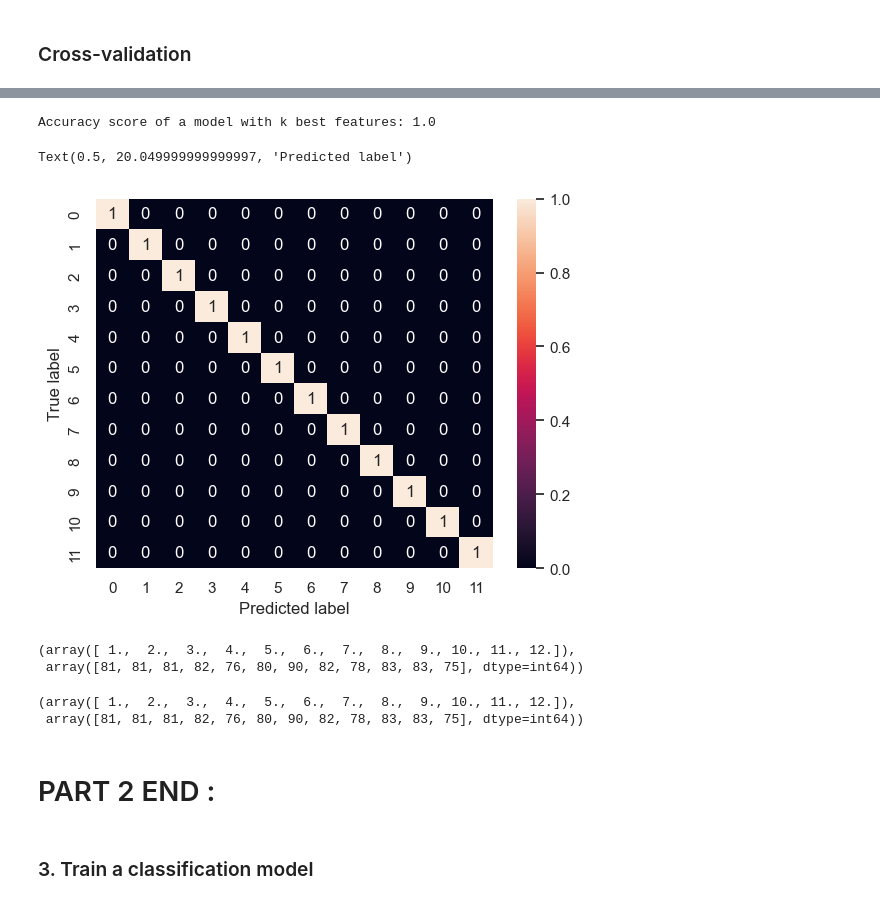
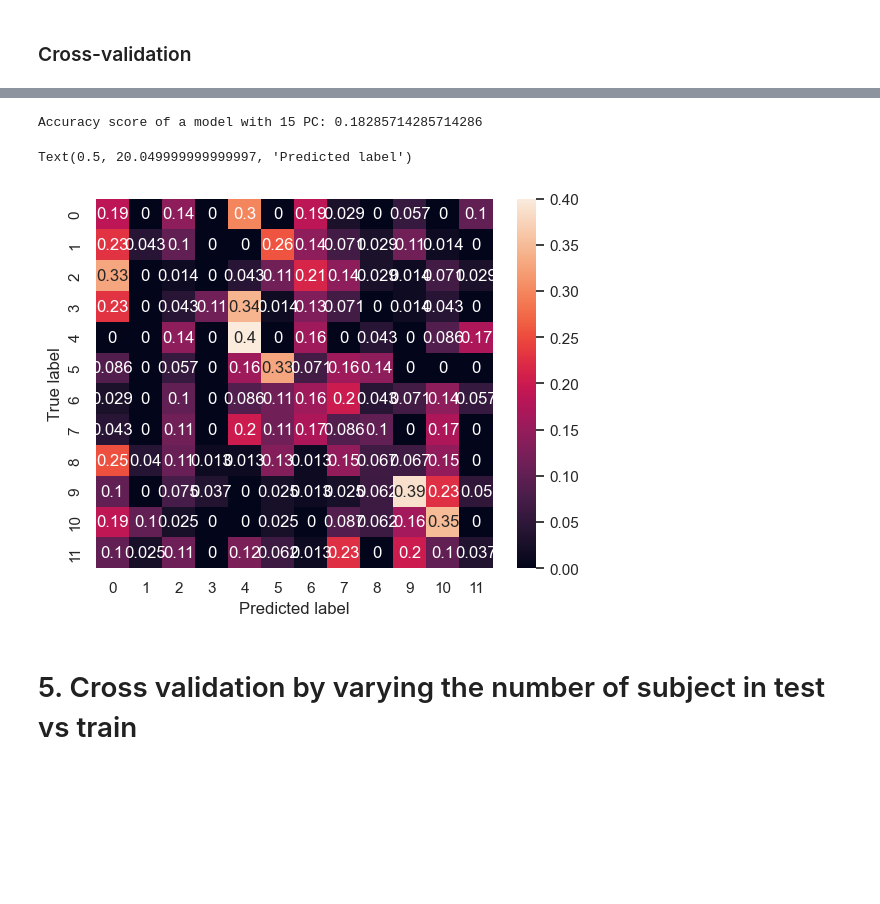
Before and after one commit to loufourneaux/project_2_nssp, a Jupyter notebook: part_2_updated.ipynb, the cells around one changed output, grey strips where cells are left out. Drawn from its saved outputs; the diff is of its cells as text; code cells hidden in the pictures; blank space fills up the shorter version.

```diff
--- a/part_2_updated.ipynb
+++ b/part_2_updated.ipynb
@@ -365,7 +381,7 @@ param_grid = {
 svc = SVC()
 
 # Set up GridSearchCV for hyperparameter tuning
-grid = GridSearchCV(svc, param_grid, cv=5, scoring='accuracy')  # 5-fold cross-validation
+grid = GridSearchCV(svc, param_grid, cv=subject_number, scoring='accuracy')
 
 # Fit the model using the training data
 grid.fit(X_train_z, y_train)  # Use the scaled training data
@@ -389,38 +403,26 @@ X_train_z.shape
 # %%
-# Import necessary functions for feature selection
-from sklearn.feature_selection import mutual_info_classif
-from sklearn.feature_selection import SelectKBest
-
 # Calculate mutual information between each feature and the target variable.
 # Mutual information is a measure of the dependency between variables.
 # A higher value indicates a stronger relationship.
 mutual_info = mutual_info_classif(X_train_z, y_train)
 print(f"Estimated mutual information between each feature and the target:\n {np.round(mutual_info,2)}\n")
 
-# Select the 10 features with highest MI
+# 10 features with highest MI
 k_best = SelectKBest(mutual_info_classif, k=10)
 k_best.fit(X_train_z, y_train)
-
-# Transform the training and testing sets to only include the selected features
 X_train_best = k_best.transform(X_train_z)
 X_test_best = k_best.transform(X_test_z)
 
-clf =  SVC(**grid.best_params_) ## TODO: is this still a linear kernel?
+#clf =  SVC(**grid.best_params_) ## TODO: is this still a linear kernel?
+clf = SVC() # default parameter because cannot run the cell above # TODO
 clf.fit(X_train_best, y_train)
-
-# Predict the labels for the test set using the trained model.
 y_pred = clf.predict(X_test_best)
 
-# Calculate the accuracy of the model with the selected features.
-# Accuracy is the ratio of correctly predicted instances to the total instances.
 accuracy = accuracy_score(y_test, y_pred)
 print(f"Accuracy score of a model with k best features: {accuracy}")
-
-# Create a confusion matrix to visualize the performance of the classification model.
-# The confusion matrix shows the true vs predicted labels.
 confmat = confusion_matrix(y_test, y_pred, normalize="true")
 
-# Plot the confusion matrix using a heatmap for better visualization.
+# Plot the confusion matrix
 fig, ax = plt.subplots()
 sns.heatmap(confmat, annot=True, ax=ax)
 ax.set_ylabel("True label")
@@ -451,48 +452,30 @@ plt.ylabel('cumulative explained variance');
 # %%
 n_chosen_components = 15
 
 pca = PCA(n_components=n_chosen_components)
 pca.fit(X_train_z)
 
 X_train_pca = pca.transform(X_train_z)
 X_test_pca = pca.transform(X_test_z)
 
-clf =  SVC(**grid.best_params_) ## TODO: is this still a linear kernel?
+#clf =  SVC(**grid.best_params_) ## TODO: is this still a linear kernel?
+clf = SVC() # same that above # TODO
 clf.fit(X_train_pca, y_train)
+y_pred = clf.predict(X_test_pca)
+accuracy = accuracy_score(y_test, y_pred)
+print(f"Accuracy score of a model with {n_chosen_components} PC: {accuracy}")
 
-# Predict the labels for the test set using the trained model.
-y_pred = clf.predict(X_test_pca)
-
-# Calculate the accuracy of the model with the selected features.
-# Accuracy is the ratio of correctly predicted instances to the total instances.
-accuracy = accuracy_score(y_test, y_pred)
-print(f"Accuracy score of a model with k best features: {accuracy}")
-
-# Create a confusion matrix to visualize the performance of the classification model.
-# The confusion matrix shows the true vs predicted labels.
 confmat = confusion_matrix(y_test, y_pred, normalize="true")
 
-# Plot the confusion matrix using a heatmap for better visualization.
+# Plot the confusion matrix
 fig, ax = plt.subplots()
 sns.heatmap(confmat, annot=True, ax=ax)
 ax.set_ylabel("True label")
 ax.set_xlabel("Predicted label")
 # %% [output]
-Accuracy score of a model with k best features: 1.0
+Accuracy score of a model with 15 PC: 0.18285714285714286
 Text(0.5, 20.049999999999997, 'Predicted label')
-[figure, old version]
+[figure, new version]
-# %%
-np.unique(y_pred, return_counts=True)
-# %% [output]
-(array([ 1.,  2.,  3.,  4.,  5.,  6.,  7.,  8.,  9., 10., 11., 12.]),
- array([81, 81, 81, 82, 76, 80, 90, 82, 78, 83, 83, 75], dtype=int64))
-# %%
-np.unique(y_test, return_counts=True)
-# %% [output]
-(array([ 1.,  2.,  3.,  4.,  5.,  6.,  7.,  8.,  9., 10., 11., 12.]),
- array([81, 81, 81, 82, 76, 80, 90, 82, 78, 83, 83, 75], dtype=int64))
-# %% [markdown]
-# PART 2 END :
-# %% [markdown]
-### 3. Train a classification model
+# %% [markdown]
+# 5. Cross validation by varying the number of subject in test vs train
 # %%
```
Also changed, not shown: parts of 23 cells of this notebook, 3 other files.
